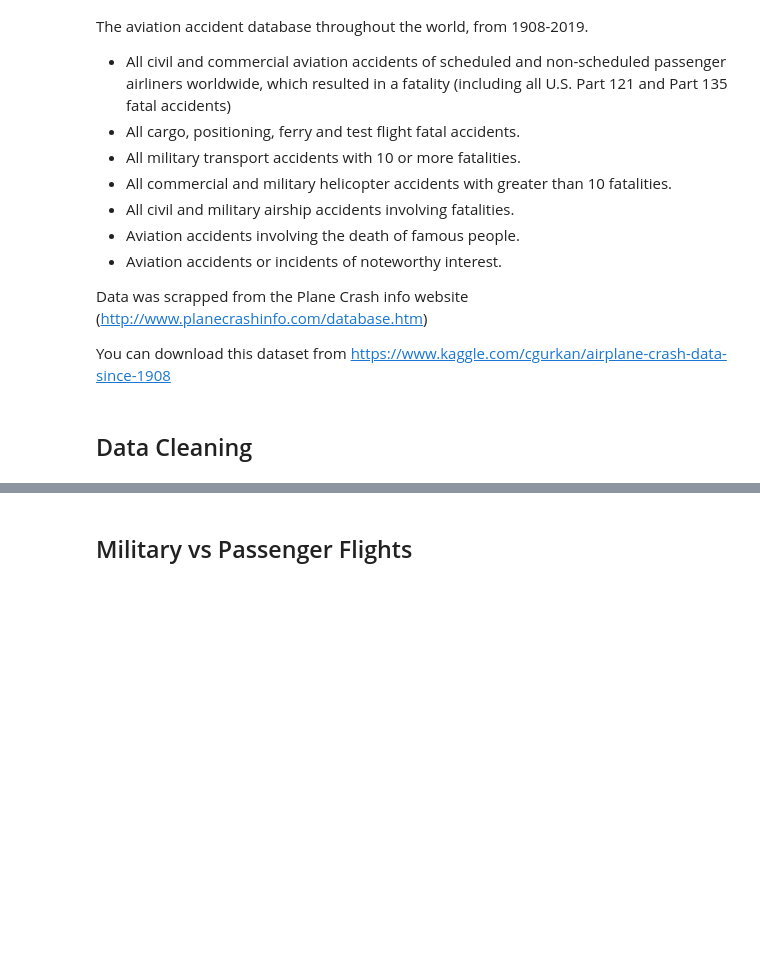
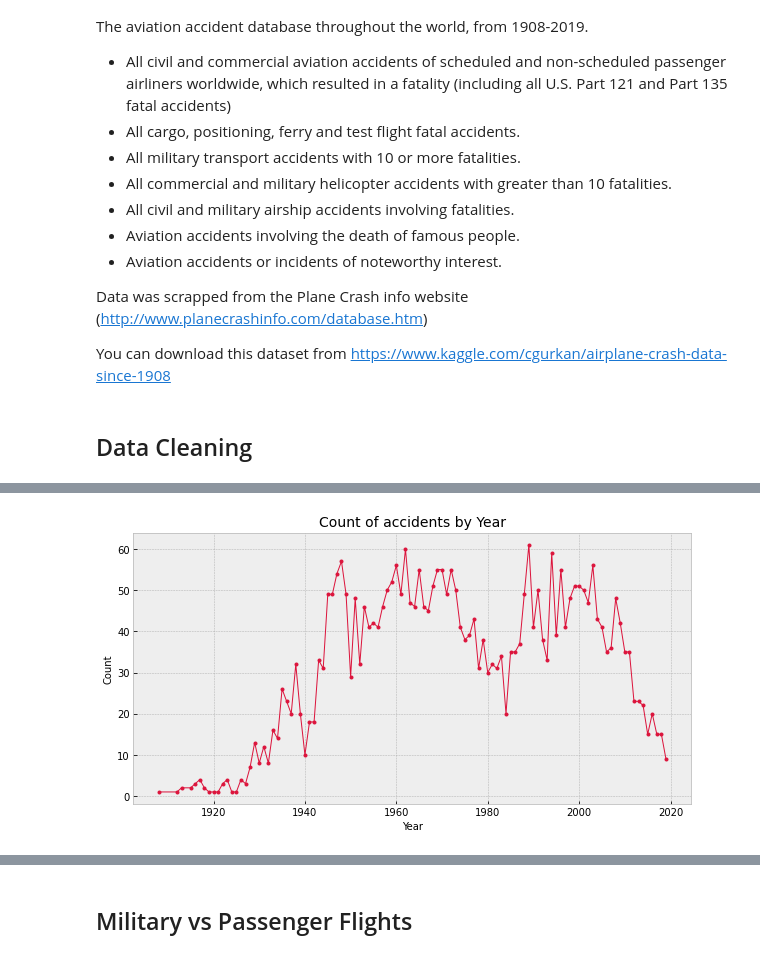
Before and after one commit to Data-and-Programming-2-TAs/stephanie-lab-notebooks, a Jupyter notebook: 4.data_viz.ipynb, the cells around one changed output, grey strips where cells are left out. Drawn from its saved outputs; the diff is of its cells as text; code cells hidden in the pictures; blank space fills up the shorter version.

```diff
--- a/4.data_viz.ipynb
+++ b/4.data_viz.ipynb
@@ -51,0 +88,3 @@ df.dtypes
+# %%
+temp = df.groupby(df.DateTime.dt.year)[['DateTime']].size().to_frame('Count').reset_index()
+temp.head()
@@ -52,11 +98,13 @@ df.dtypes
 # %%
-temp = df.groupby(df.DateTime.dt.year)[['DateTime']].count()
+#temp = df.groupby(df.DateTime.dt.year)[['DateTime']].size().to_frame('Count').reset_index()
 
 plt.figure(figsize=(10,5))
 plt.style.use('bmh')
-plt.plot(temp.index, 'DateTime', data=temp, color='crimson', marker = ".", linewidth=1)
+plt.plot('DateTime', 'Count', data=temp, color='crimson', marker = ".", linewidth=1)
 plt.xlabel('Year', fontsize=10)
 plt.ylabel('Count', fontsize=10)
 plt.title('Count of accidents by Year', loc='Center', fontsize=14)
 plt.show()
+# %% [output]
+[figure, added]
 # %%
```
Also changed, not shown: parts of 18 cells of this notebook, 1 other file.
